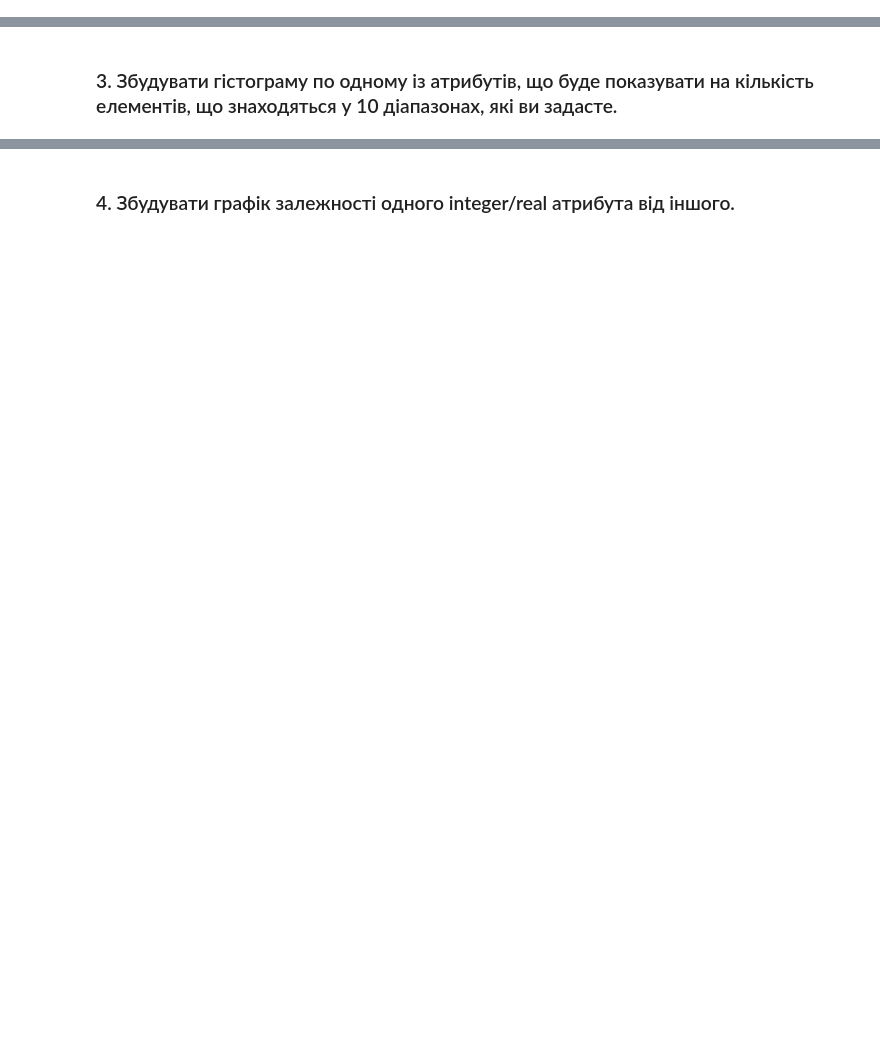
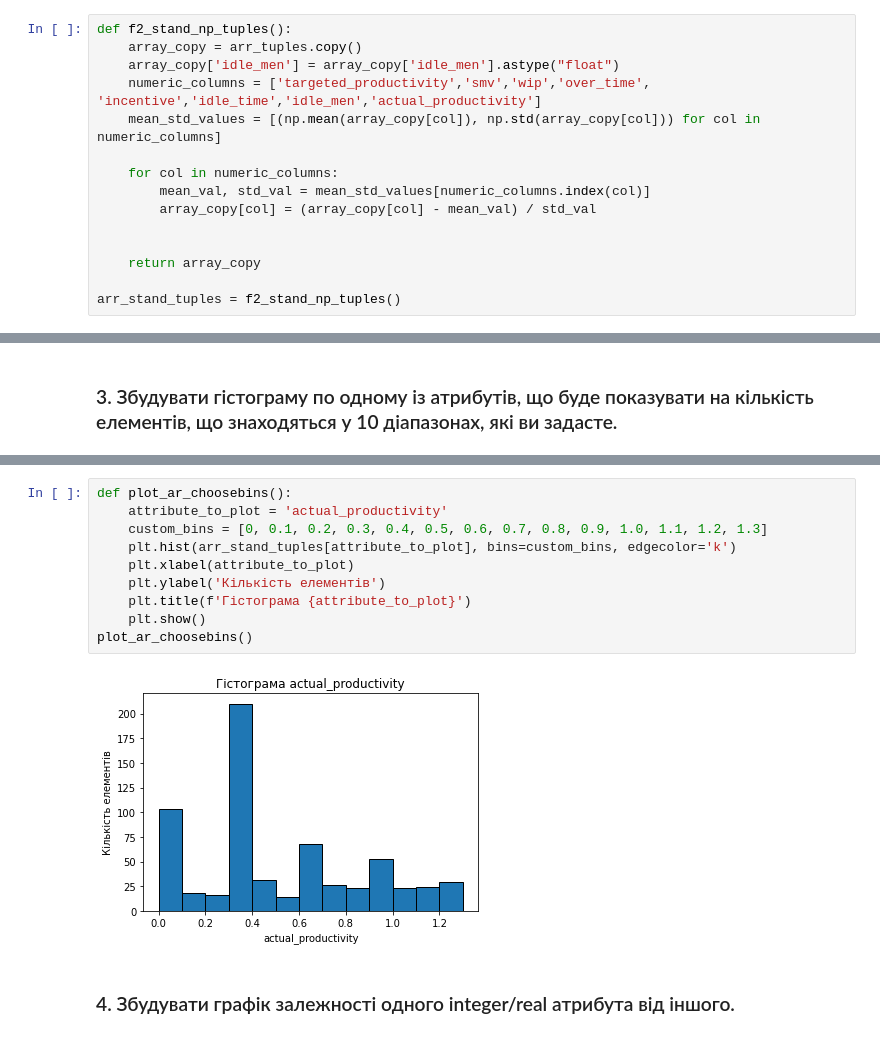
Before and after one commit to gre1wy/SpecialProgrammingSections, a Jupyter notebook: Lab3/Lab4_2.ipynb, the cells around one changed output, grey strips where cells are left out. Drawn from its saved outputs; the diff is of its cells as text; blank space fills up the shorter version.

```diff
--- a/Lab3/Lab4_2.ipynb
+++ b/Lab3/Lab4_2.ipynb
@@ -410,0 +459,15 @@ df_stand
+# %%
+def f2_stand_np_tuples():
+    array_copy = arr_tuples.copy()
+    array_copy['idle_men'] = array_copy['idle_men'].astype("float")
+    numeric_columns = ['targeted_productivity','smv','wip','over_time', 'incentive','idle_time','idle_men','actual_productivity']
+    mean_std_values = [(np.mean(array_copy[col]), np.std(array_copy[col])) for col in numeric_columns]
+
+    for col in numeric_columns:
+        mean_val, std_val = mean_std_values[numeric_columns.index(col)]
+        array_copy[col] = (array_copy[col] - mean_val) / std_val
+
+
+    return array_copy
+
+arr_stand_tuples = f2_stand_np_tuples()
@@ -431,3 +524,15 @@ plt.show()
+# %%
+def plot_ar_choosebins():
+    attribute_to_plot = 'actual_productivity'
+    custom_bins = [0, 0.1, 0.2, 0.3, 0.4, 0.5, 0.6, 0.7, 0.8, 0.9, 1.0, 1.1, 1.2, 1.3]
+    plt.hist(arr_stand_tuples[attribute_to_plot], bins=custom_bins, edgecolor='k')
+    plt.xlabel(attribute_to_plot)
+    plt.ylabel('Кількість елементів')
+    plt.title(f'Гістограма {attribute_to_plot}')
+    plt.show()
+plot_ar_choosebins()
+# %% [output]
+[figure, added]
 # %% [markdown]
 ### 4. Збудувати графік залежності одного integer/real атрибута від іншого.
 # %%
```
Also changed, not shown: parts of 50 cells of this notebook.
